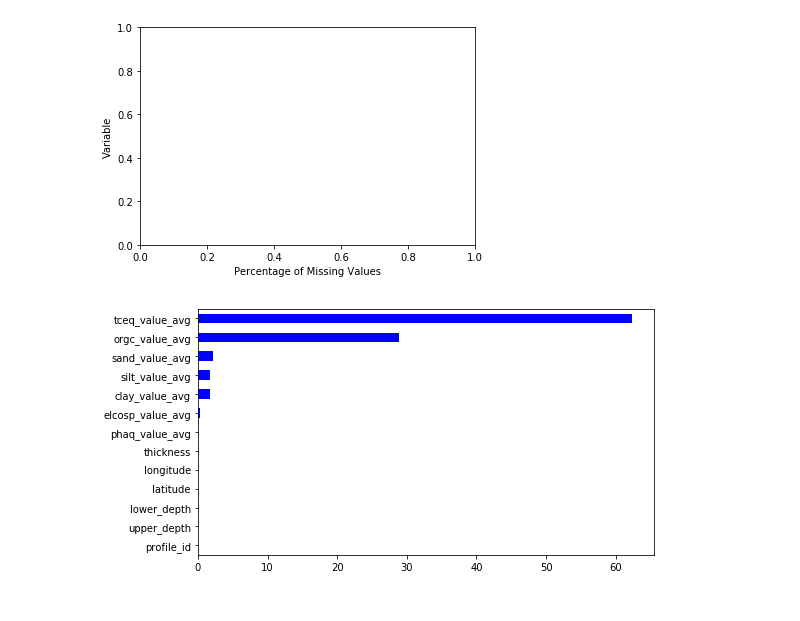
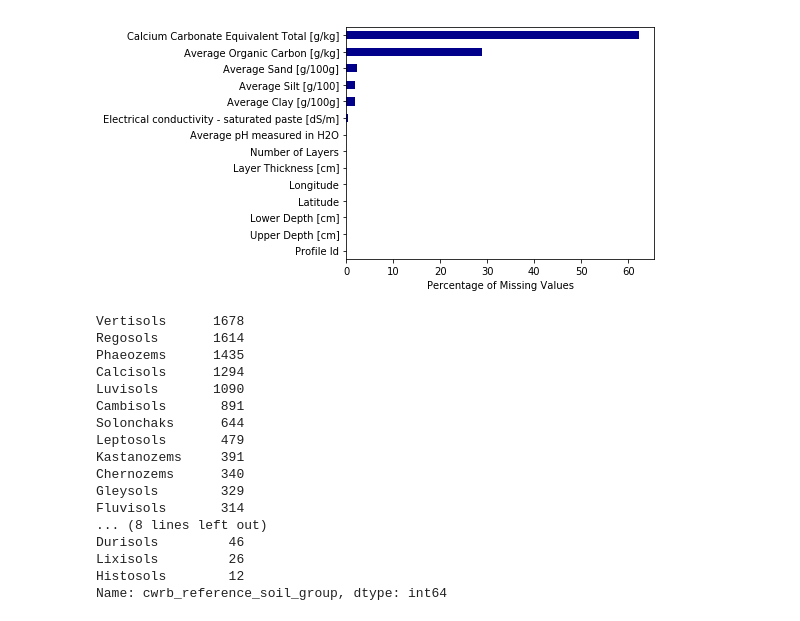
Before and after one commit to bgmartins/soil-classification, a Jupyter notebook: data_treatment/plots.ipynb, the cells around one changed output. Saved outputs shown, nothing was run; the diff lists cells and outputs as text; code cells hidden in the pictures.

```diff
--- a/data_treatment/plots.ipynb
+++ b/data_treatment/plots.ipynb
@@ -68,10 +70,17 @@ Cleaned data has 19440 rows and 13 columns, filtered by MX
+# %%
+classified_data.columns = ['Profile Id', 'Upper Depth [cm]', 'Lower Depth [cm]', 'Calcium Carbonate Equivalent Total [g/kg]',
+       'Average Clay [g/100g]', 'Electrical conductivity - saturated paste [dS/m]', 'Average Organic Carbon [g/kg]',
+       'Average pH measured in H2O', 'Average Sand [g/100g]', 'Average Silt [g/100]', 'Latitude',
+       'Longitude', 'Layer Thickness [cm]']
+# %%
+classified_data["Number of Layers"] = 0
 # %%
+
+plt.figure(figsize=(8,4))
+classified_data.isna().sum().divide(classified_data.shape[0]).multiply(100).sort_values(ascending=True).plot(kind='barh', color="darkblue")
 plt.xlabel("Percentage of Missing Values")
-plt.ylabel("Variable")
-plt.figure(figsize=(8,4))
-df.isna().sum().divide(df.shape[0]).multiply(100).sort_values(ascending=True).plot(kind='barh', color="blue")
 plt.tight_layout()
 plt.savefig("count_nulls.pdf")
+plt.show()
 # %% [output]
-[figure, old version]
+[figure, new version]
-[figure, removed]
@@ -79,0 +87,21 @@ plt.show()
+# %%
+df = classified_data
+df[df['tceq_value_avg'].isnull()]['cwrb_reference_soil_group'].value_counts()
+# %% [output]
+Vertisols      1678
+Regosols       1614
+Phaeozems      1435
+Calcisols      1294
+Luvisols       1090
+Cambisols       891
+Solonchaks      644
+Leptosols       479
+Kastanozems     391
+Chernozems      340
+Gleysols        329
+Fluvisols       314
+... (8 lines left out)
+Durisols         46
+Lixisols         26
+Histosols        12
+Name: cwrb_reference_soil_group, dtype: int64
```
Also changed, not shown: parts of 6 cells of this notebook, 8 other files.
